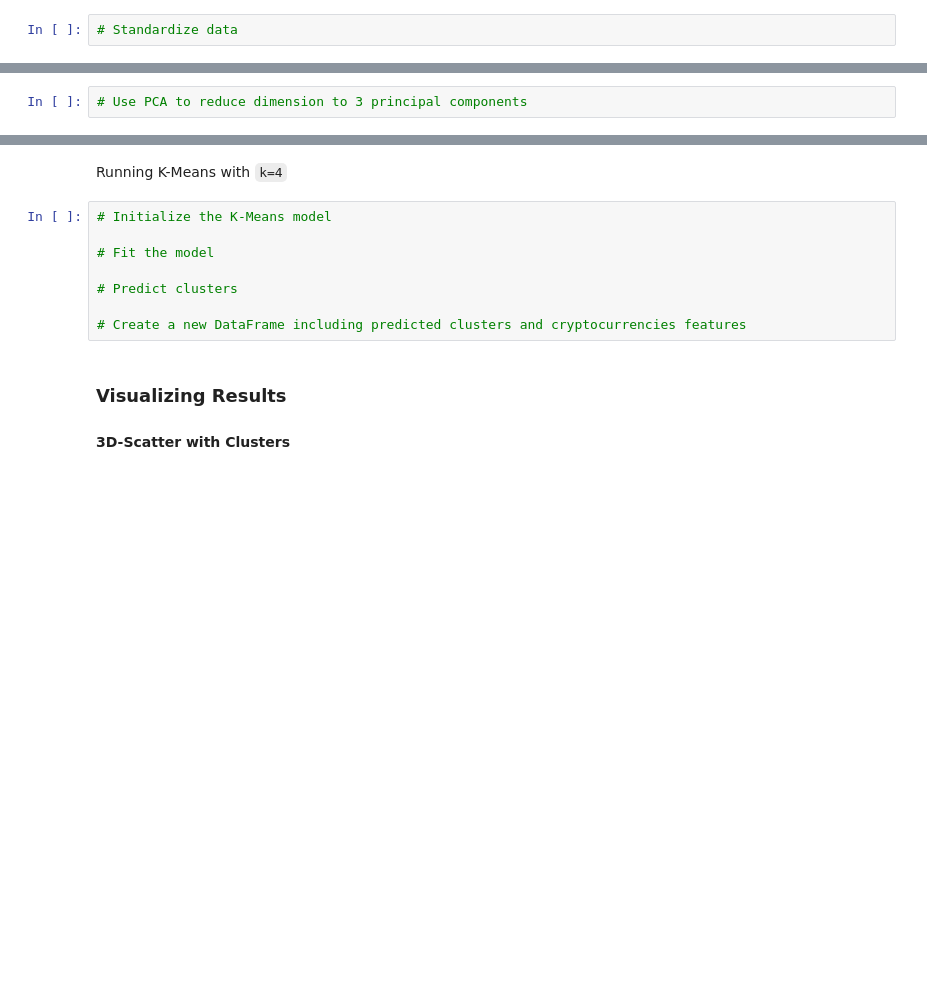
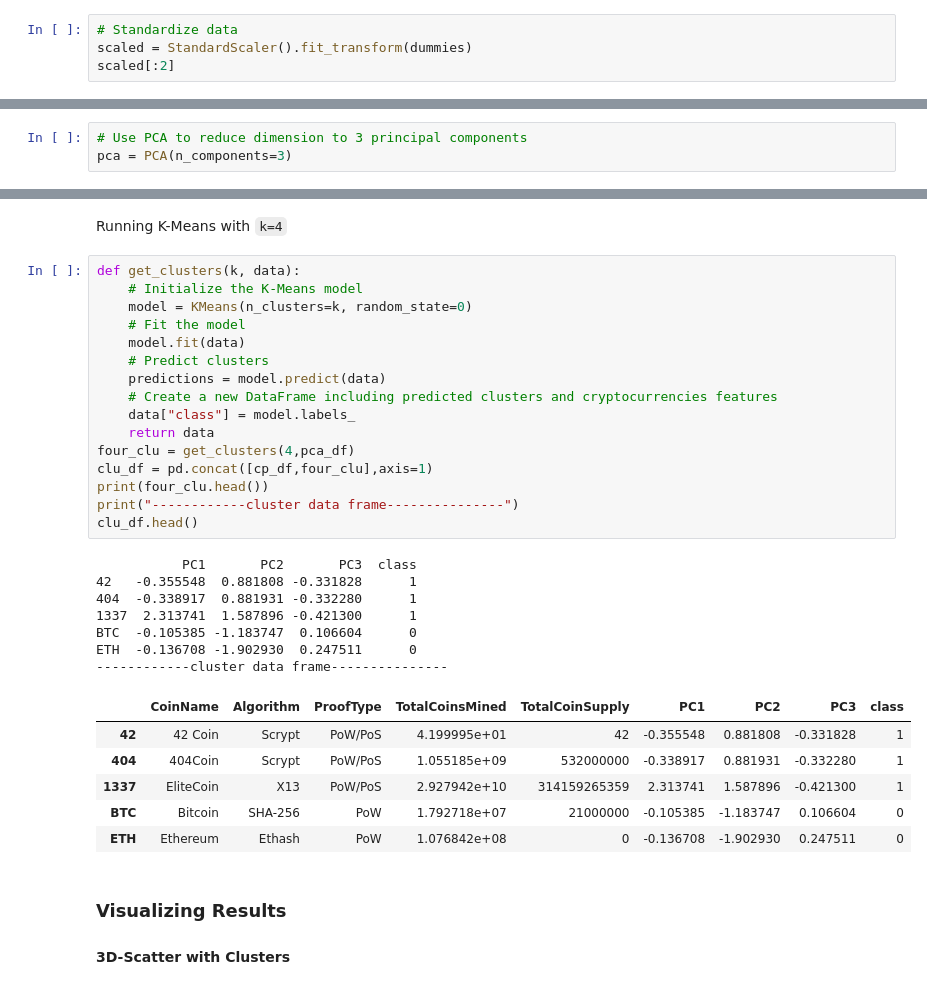
Before and after one commit to sheldon217/All_hw, a Jupyter notebook: 13-AWS/crypto_clustering 2.ipynb, the cells around one changed output, grey strips where cells are left out. Cells and saved outputs as stored; diff of their text form; blank space fills up the shorter version.

```diff
--- a/13-AWS/crypto_clustering 2.ipynb
+++ b/13-AWS/crypto_clustering 2.ipynb
@@ -35,2 +123,4 @@ crypto_df.head(10)
 # %%
 # Standardize data
+scaled = StandardScaler().fit_transform(dummies)
+scaled[:2]
@@ -38,5 +146,6 @@ crypto_df.head(10)
 ### Reducing Dimensions Using PCA
 # %%
 # Use PCA to reduce dimension to 3 principal components
+pca = PCA(n_components=3)
 # %%
 # Create a DataFrame with the principal components data
@@ -55,13 +181,35 @@ k = list(range(1, 11))
 # %% [markdown]
 Running K-Means with `k=4`
 # %%
-# Initialize the K-Means model
-
-# Fit the model
-
-# Predict clusters
-
-# Create a new DataFrame including predicted clusters and cryptocurrencies features
+def get_clusters(k, data):
+    # Initialize the K-Means model
+    model = KMeans(n_clusters=k, random_state=0)
+    # Fit the model
+    model.fit(data)
+    # Predict clusters
+    predictions = model.predict(data)
+    # Create a new DataFrame including predicted clusters and cryptocurrencies features
+    data["class"] = model.labels_
+    return data
+four_clu = get_clusters(4,pca_df)
+clu_df = pd.concat([cp_df,four_clu],axis=1)
+print(four_clu.head())
+print("------------cluster data frame---------------")
+clu_df.head()
+# %% [output]
+           PC1       PC2       PC3  class
+42   -0.355548  0.881808 -0.331828      1
+404  -0.338917  0.881931 -0.332280      1
+1337  2.313741  1.587896 -0.421300      1
+BTC  -0.105385 -1.183747  0.106604      0
+ETH  -0.136708 -1.902930  0.247511      0
+------------cluster data frame---------------
+|  | CoinName | Algorithm | ProofType | TotalCoinsMined | TotalCoinSupply | PC1 | PC2 | PC3 | class |
+| 42 | 42 Coin | Scrypt | PoW/PoS | 4.199995e+01 | 42 | -0.355548 | 0.881808 | -0.331828 | 1 |
+| 404 | 404Coin | Scrypt | PoW/PoS | 1.055185e+09 | 532000000 | -0.338917 | 0.881931 | -0.332280 | 1 |
+| 1337 | EliteCoin | X13 | PoW/PoS | 2.927942e+10 | 314159265359 | 2.313741 | 1.587896 | -0.421300 | 1 |
+| BTC | Bitcoin | SHA-256 | PoW | 1.792718e+07 | 21000000 | -0.105385 | -1.183747 | 0.106604 | 0 |
+| ETH | Ethereum | Ethash | PoW | 1.076842e+08 | 0 | -0.136708 | -1.902930 | 0.247511 | 0 |
 # %% [markdown]
 ### Visualizing Results
 
```
Also changed, not shown: parts of 18 cells of this notebook.
